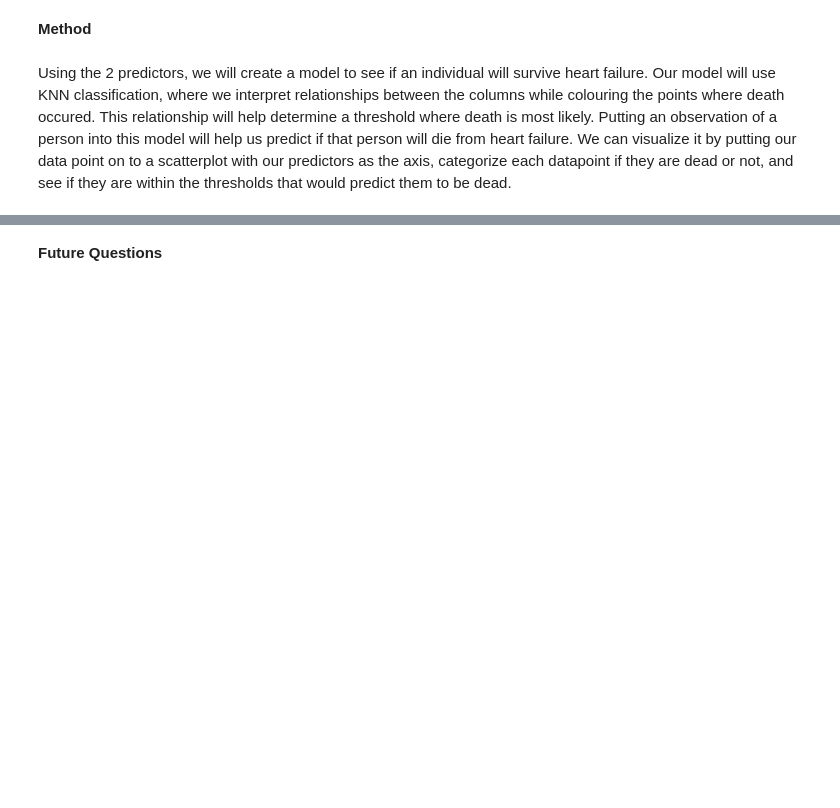
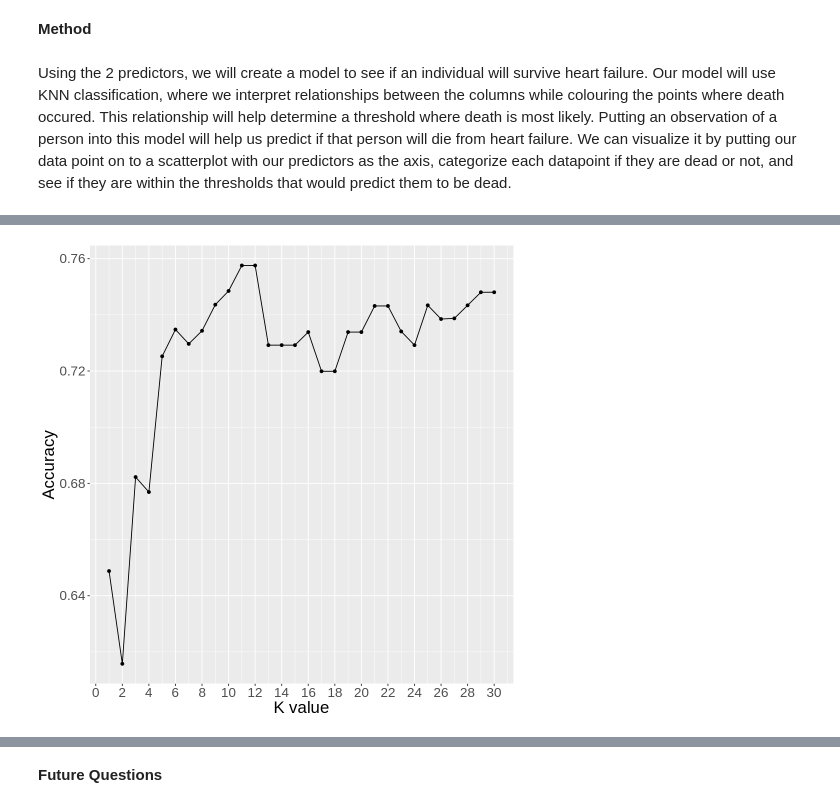
Before and after one commit to leoryry/NEW_DSCI_Project, a Jupyter notebook: Proposal.ipynb, the cells around one changed output, grey strips where cells are left out. Cells and saved outputs as stored; diff of their text form; code cells hidden in the pictures; blank space fills up the shorter version.

```diff
--- a/Proposal.ipynb
+++ b/Proposal.ipynb
@@ -67,5 +82,5 @@ We will split our data into training data and testing data so that we could use
 # %%
 set.seed(5)
-heart_split <- initial_split(heart_failure_data, prop=0.70, strata=DEATH_EVENT)
+heart_split <- initial_split(heart_failure, prop=0.70, strata=death)
 heart_train <- training(heart_split)
 heart_test <- testing(heart_split)
@@ -136,0 +155,30 @@ Using the 2 predictors, we will create a model to see if an individual will surv
+# %%
+knn_spec_tune <- nearest_neighbor(weight_func = "rectangular", neighbors=tune()) %>%
+    set_engine("kknn") %>%
+    set_mode("classification")
+
+vfold <- vfold_cv(heart_train, v=5, strata=death)
+
+recipe <- recipe(death ~ ejection_fraction + age, data = heart_train) %>%
+    step_scale(all_predictors()) %>%
+    step_center(all_predictors())
+
+k_vals <- tibble(neighbors = seq(from=1, to = 30, by=1))
+
+knn_results <- workflow() %>%
+    add_recipe(recipe) %>%
+    add_model(knn_spec_tune) %>%
+    tune_grid(resamples = vfold, grid = k_vals) %>%
+    collect_metrics()
+accuracies <- knn_results %>%
+    filter(.metric == "accuracy")
+
+cross_val_plot <- ggplot(accuracies, aes(x = neighbors, y = mean))+
+    geom_point()+
+    geom_line()+
+    labs(x = "K value", y = "Accuracy")+
+    theme(text = element_text(size = 20)) +
+    scale_x_continuous(breaks = seq(0, 30, 2))
+cross_val_plot
+# %% [output]
+[figure, added]
```
Also changed, not shown: parts of 13 cells of this notebook.
